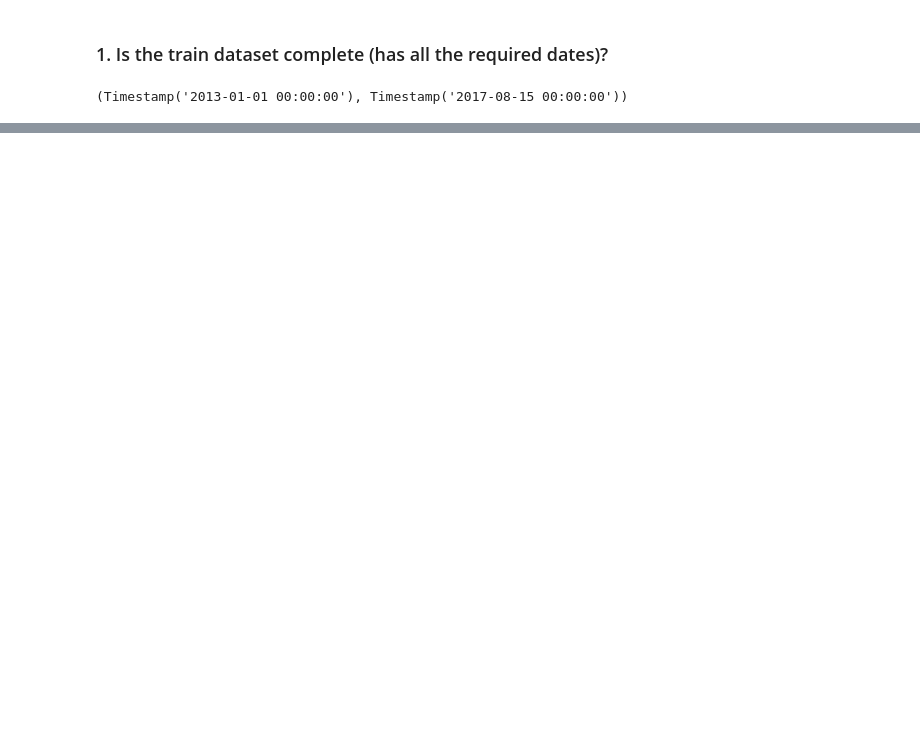
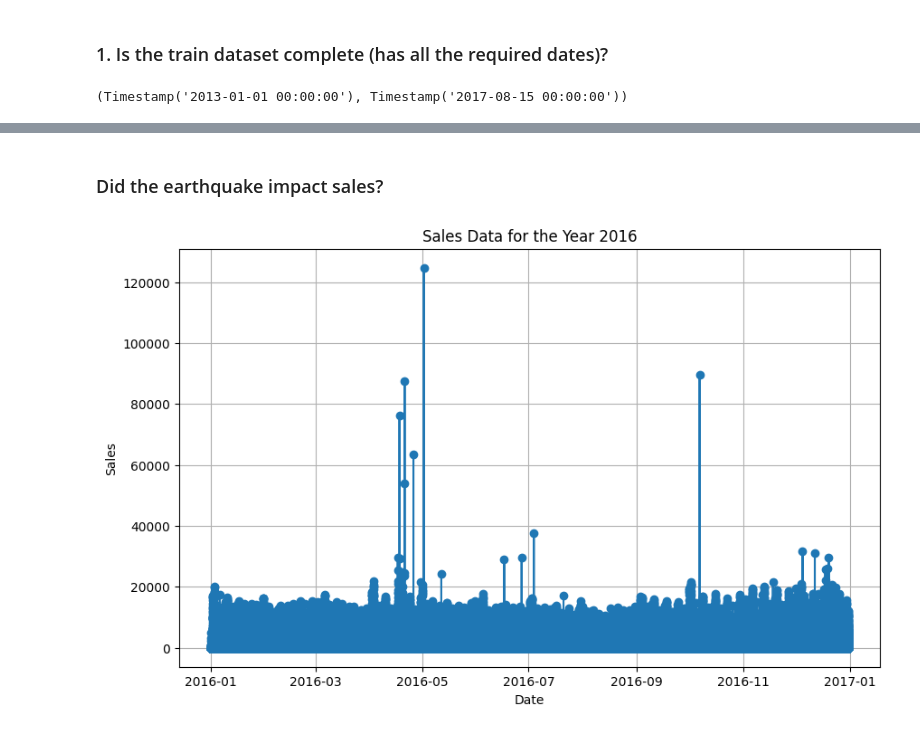
Before and after one commit to phinmaiyo/Regression-Model, a Jupyter notebook: forecasting.ipynb, the cells around one changed output, grey strips where cells are left out. Saved outputs shown, nothing was run; the diff lists cells and outputs as text; code cells hidden in the pictures; blank space fills up the shorter version.

```diff
--- a/forecasting.ipynb
+++ b/forecasting.ipynb
@@ -362,0 +413,16 @@ train['date'].min(), train['date'].max()
+# %% [markdown]
+### Did the earthquake impact sales?
+# %%
+# Filter data for the year 2016
+sales_2016 = train[train["date"].dt.year == 2016]
+
+# Plotting the sales data for 2016 using Matplotlib
+plt.figure(figsize=(10, 6))
+plt.plot(sales_2016["date"], sales_2016["sales"], marker='o')
+plt.title("Sales Data for the Year 2016")
+plt.xlabel("Date")
+plt.ylabel("Sales")
+plt.grid(True)
+plt.show()
+# %% [output]
+[figure, added]
```
Also changed, not shown: parts of 8 cells of this notebook.
